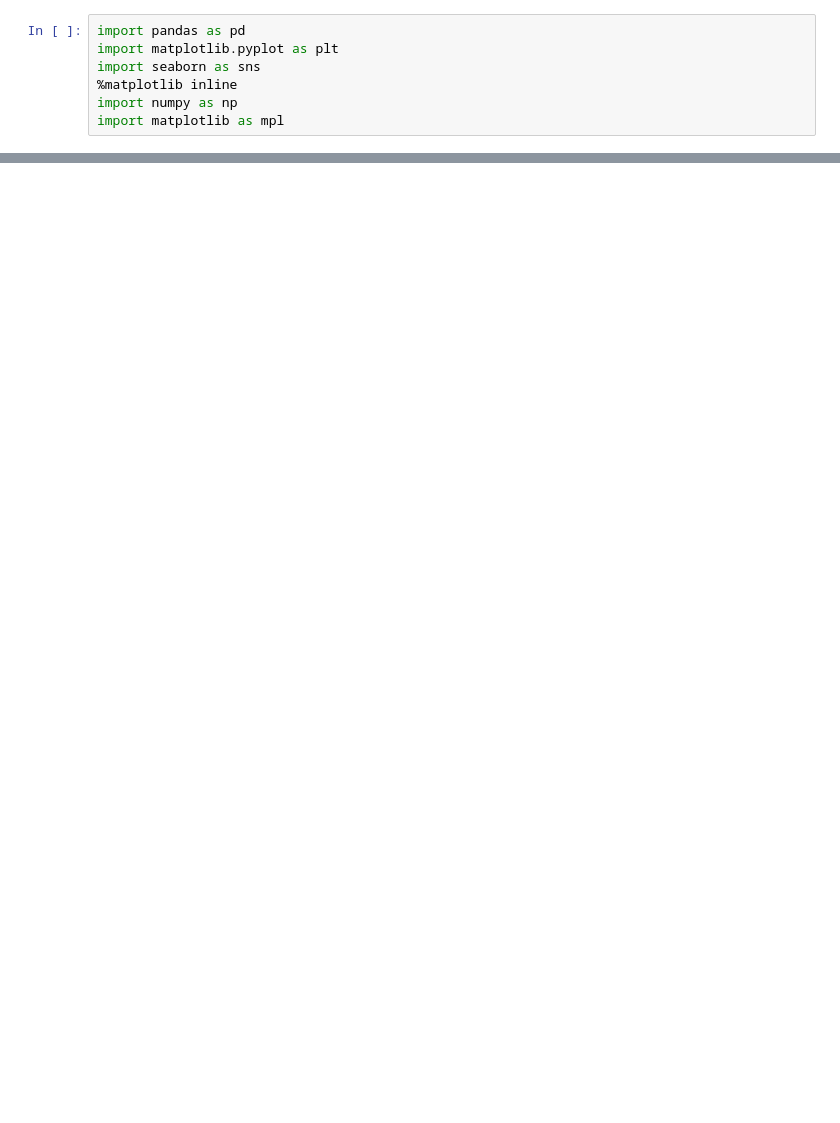
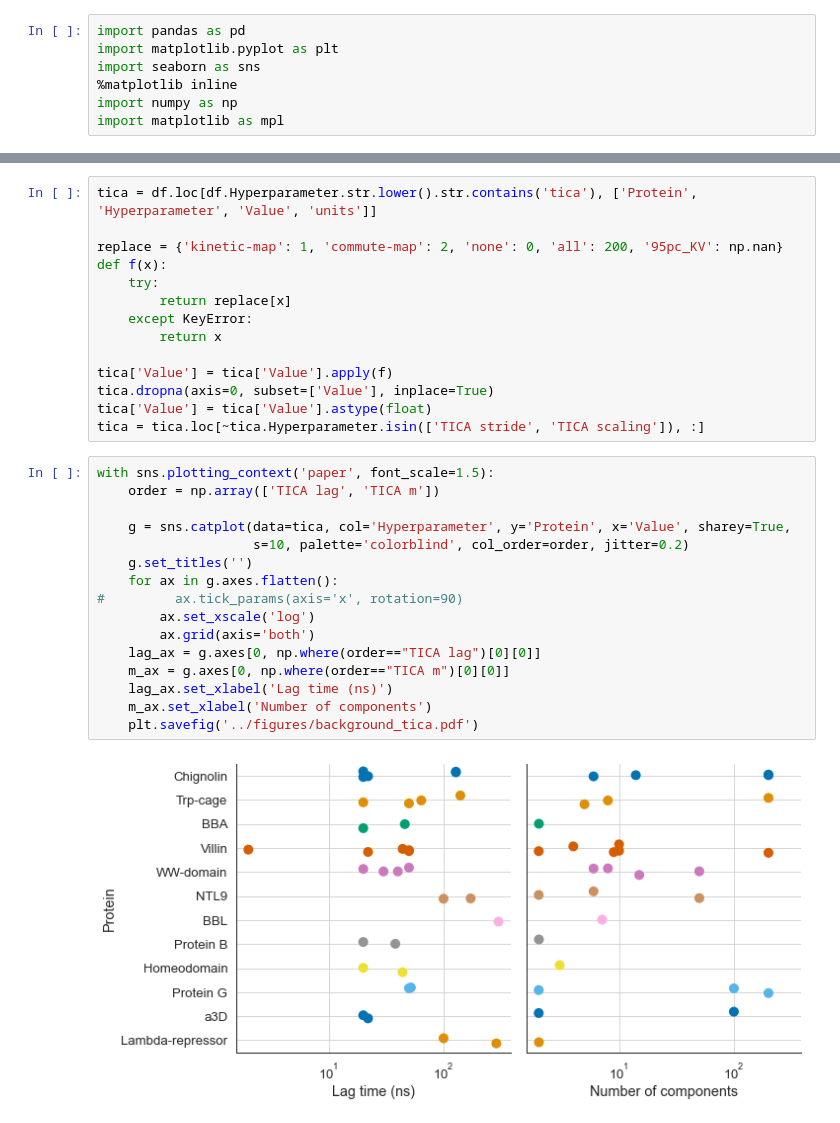
Before and after one commit to RobertArbon/msm_hyperparameter_optimisation, a Jupyter notebook: figures/fig_background_hps.ipynb, the cells around one changed output, grey strips where cells are left out. Saved outputs shown, nothing was run; the diff lists cells and outputs as text; blank space fills up the shorter version.

```diff
--- a/figures/fig_background_hps.ipynb
+++ b/figures/fig_background_hps.ipynb
@@ -81,0 +104,32 @@ with sns.plotting_context():
+# %%
+tica = df.loc[df.Hyperparameter.str.lower().str.contains('tica'), ['Protein', 'Hyperparameter', 'Value', 'units']]
+
+replace = {'kinetic-map': 1, 'commute-map': 2, 'none': 0, 'all': 200, '95pc_KV': np.nan}
+def f(x):
+    try:
+        return replace[x]
+    except KeyError:
+        return x
+
+tica['Value'] = tica['Value'].apply(f)
+tica.dropna(axis=0, subset=['Value'], inplace=True)
+tica['Value'] = tica['Value'].astype(float)
+tica = tica.loc[~tica.Hyperparameter.isin(['TICA stride', 'TICA scaling']), :]
+# %%
+with sns.plotting_context('paper', font_scale=1.5):
+    order = np.array(['TICA lag', 'TICA m'])
+
+    g = sns.catplot(data=tica, col='Hyperparameter', y='Protein', x='Value', sharey=True,
+                    s=10, palette='colorblind', col_order=order, jitter=0.2)
+    g.set_titles('')
+    for ax in g.axes.flatten():
+#         ax.tick_params(axis='x', rotation=90)
+        ax.set_xscale('log')
+        ax.grid(axis='both')
+    lag_ax = g.axes[0, np.where(order=="TICA lag")[0][0]]
+    m_ax = g.axes[0, np.where(order=="TICA m")[0][0]]
+    lag_ax.set_xlabel('Lag time (ns)')
+    m_ax.set_xlabel('Number of components')
+    plt.savefig('../figures/background_tica.pdf')
+# %% [output]
+[figure, added]
```
Also changed, not shown: parts of 13 cells of this notebook, 2 other files.
